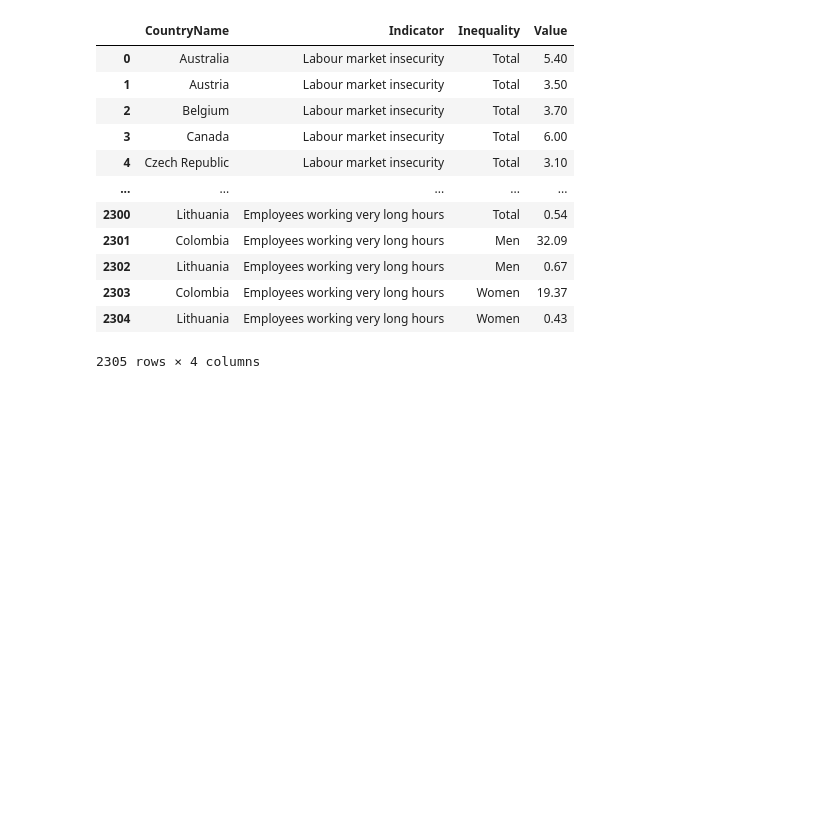
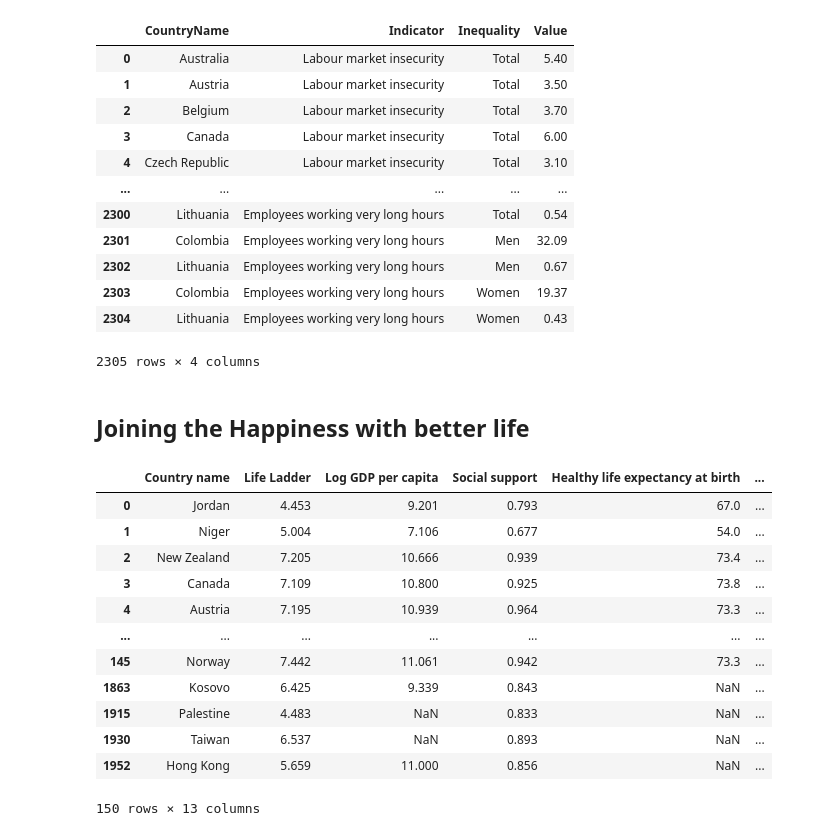
Before and after one commit to TaoliZhen/World-Happiness-and-Suicide-Visulization, a Jupyter notebook: data_cleansing_suicide_mortality.ipynb, the cells around one changed output. Cells and saved outputs as stored; diff of their text form; code cells hidden in the pictures; blank space fills up the shorter version.

```diff
--- a/data_cleansing_suicide_mortality.ipynb
+++ b/data_cleansing_suicide_mortality.ipynb
@@ -282,3 +282,5 @@ bli_pivoted = bli.pivot_table(index=["CountryName", "Inequality"],
                 values= "Value").reset_index()
 # %%
 bli_pivoted.to_csv("cleaned_data/betterlifeindex_final_pivoted.csv")
+# %% [markdown]
+## Joining the Happiness with better life
@@ -284,0 +290,18 @@ bli_pivoted.to_csv("cleaned_data/betterlifeindex_final_pivoted.csv")
+# %%
+df_h = df_h[df_h["year"] == 2019].drop(columns=["F1","region", "sub-region", "year"])
+# %%
+df_h
+# %% [output]
+|  | Country name | Life Ladder | Log GDP per capita | Social support | Healthy life expectancy at birth | ... |
+| 0 | Jordan | 4.453 | 9.201 | 0.793 | 67.0 | ... |
+| 1 | Niger | 5.004 | 7.106 | 0.677 | 54.0 | ... |
+| 2 | New Zealand | 7.205 | 10.666 | 0.939 | 73.4 | ... |
+| 3 | Canada | 7.109 | 10.800 | 0.925 | 73.8 | ... |
+| 4 | Austria | 7.195 | 10.939 | 0.964 | 73.3 | ... |
+| ... | ... | ... | ... | ... | ... | ... |
+| 145 | Norway | 7.442 | 11.061 | 0.942 | 73.3 | ... |
+| 1863 | Kosovo | 6.425 | 9.339 | 0.843 | NaN | ... |
+| 1915 | Palestine | 4.483 | NaN | 0.833 | NaN | ... |
+| 1930 | Taiwan | 6.537 | NaN | 0.893 | NaN | ... |
+| 1952 | Hong Kong | 5.659 | 11.000 | 0.856 | NaN | ... |
+150 rows × 13 columns
```
Also changed, not shown: parts of 5 cells of this notebook, 2 other files.
